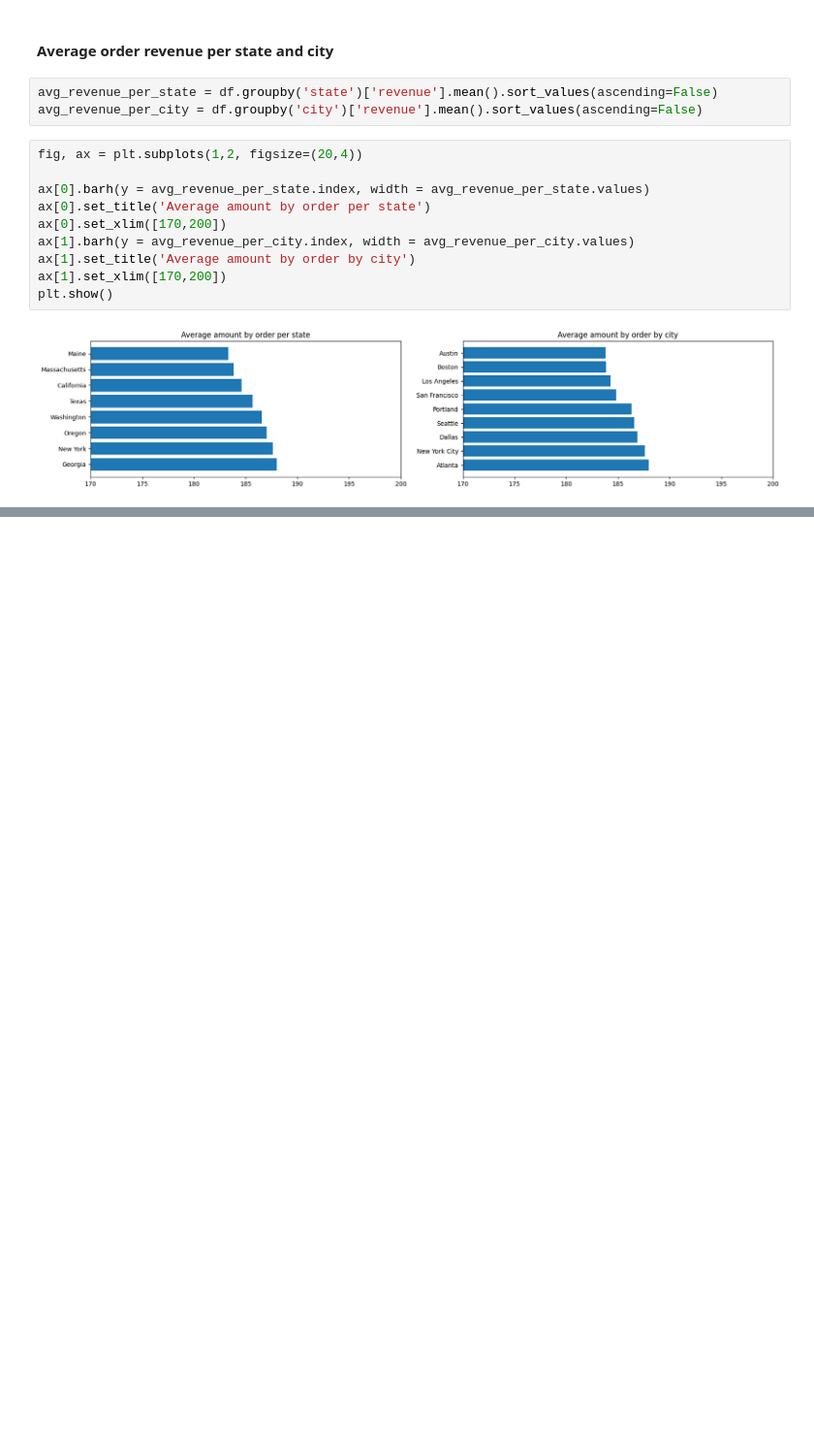
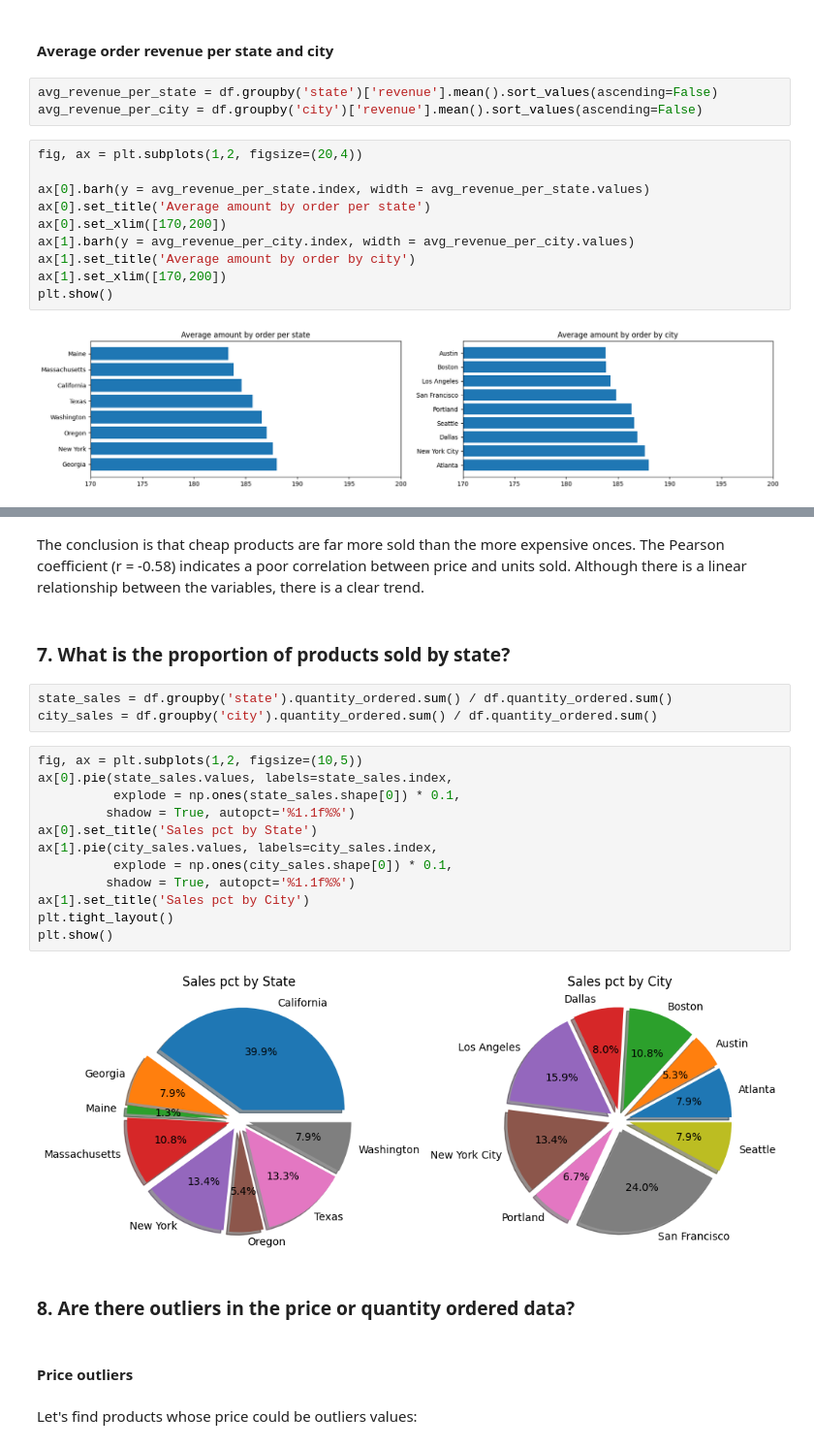
Before and after one commit to chusk2/january2024_data_challenge, a Jupyter notebook: EDA/EDA.ipynb, the cells around one changed output, grey strips where cells are left out. Shown at 97% size. Cells and saved outputs as stored; diff of their text form; blank space fills up the shorter version.

```diff
--- a/EDA/EDA.ipynb
+++ b/EDA/EDA.ipynb
@@ -361,0 +530,27 @@ plt.show()
+# %% [markdown]
+The conclusion is that cheap products are far more sold than the more expensive onces. The Pearson coefficient (r = -0.58) indicates a poor correlation between price and units sold. Although there is a linear relationship between the variables, there is a clear trend.
+# %% [markdown]
+### 7. What is the proportion of products sold by state?
+# %%
+state_sales = df.groupby('state').quantity_ordered.sum() / df.quantity_ordered.sum()
+city_sales = df.groupby('city').quantity_ordered.sum() / df.quantity_ordered.sum()
+# %%
+fig, ax = plt.subplots(1,2, figsize=(10,5))
+ax[0].pie(state_sales.values, labels=state_sales.index,
+          explode = np.ones(state_sales.shape[0]) * 0.1,
+         shadow = True, autopct='%1.1f%%')
+ax[0].set_title('Sales pct by State')
+ax[1].pie(city_sales.values, labels=city_sales.index,
+          explode = np.ones(city_sales.shape[0]) * 0.1,
+         shadow = True, autopct='%1.1f%%')
+ax[1].set_title('Sales pct by City')
+plt.tight_layout()
+plt.show()
+# %% [output]
+[figure, added]
+# %% [markdown]
+### 8. Are there outliers in the price or quantity ordered data?
+# %% [markdown]
+#### Price outliers
+# %% [markdown]
+Let's find products whose price could be outliers values:
```
Also changed, not shown: parts of 39 cells of this notebook, 1 other file.
